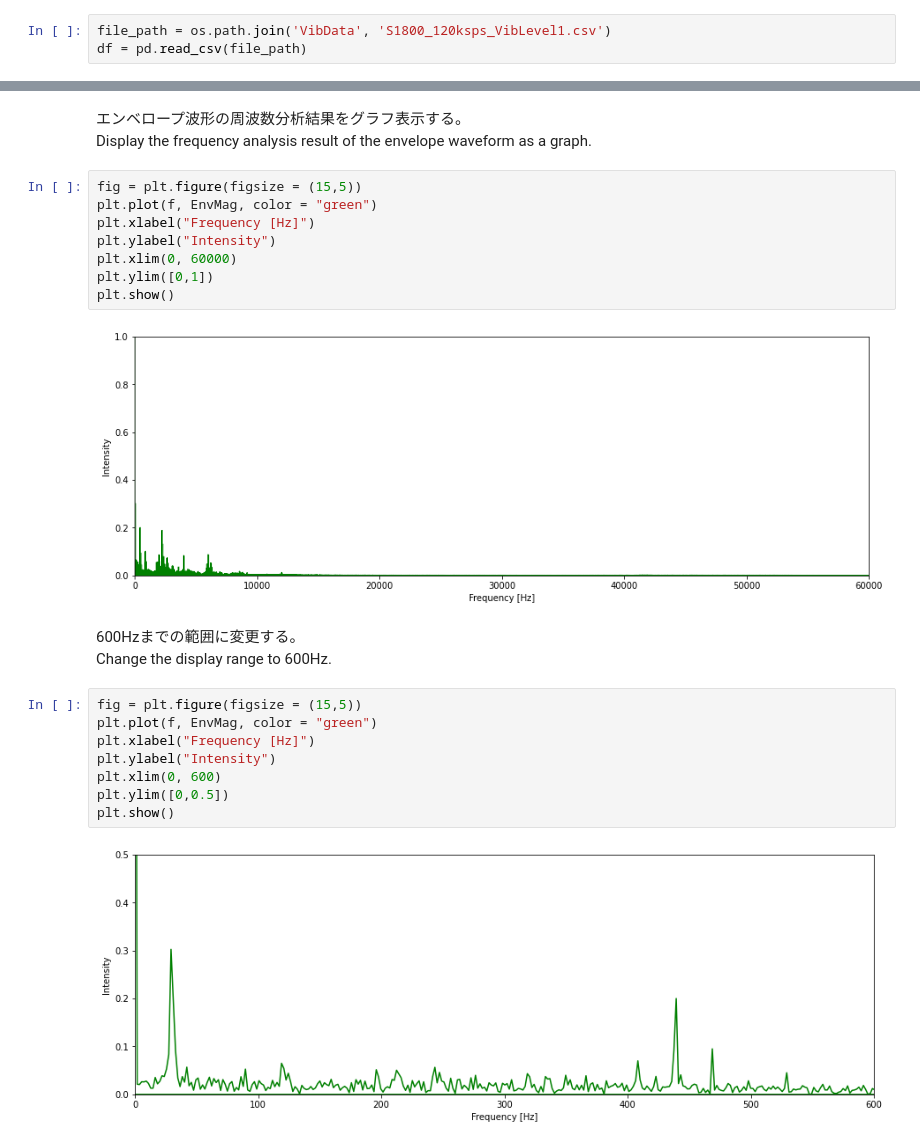
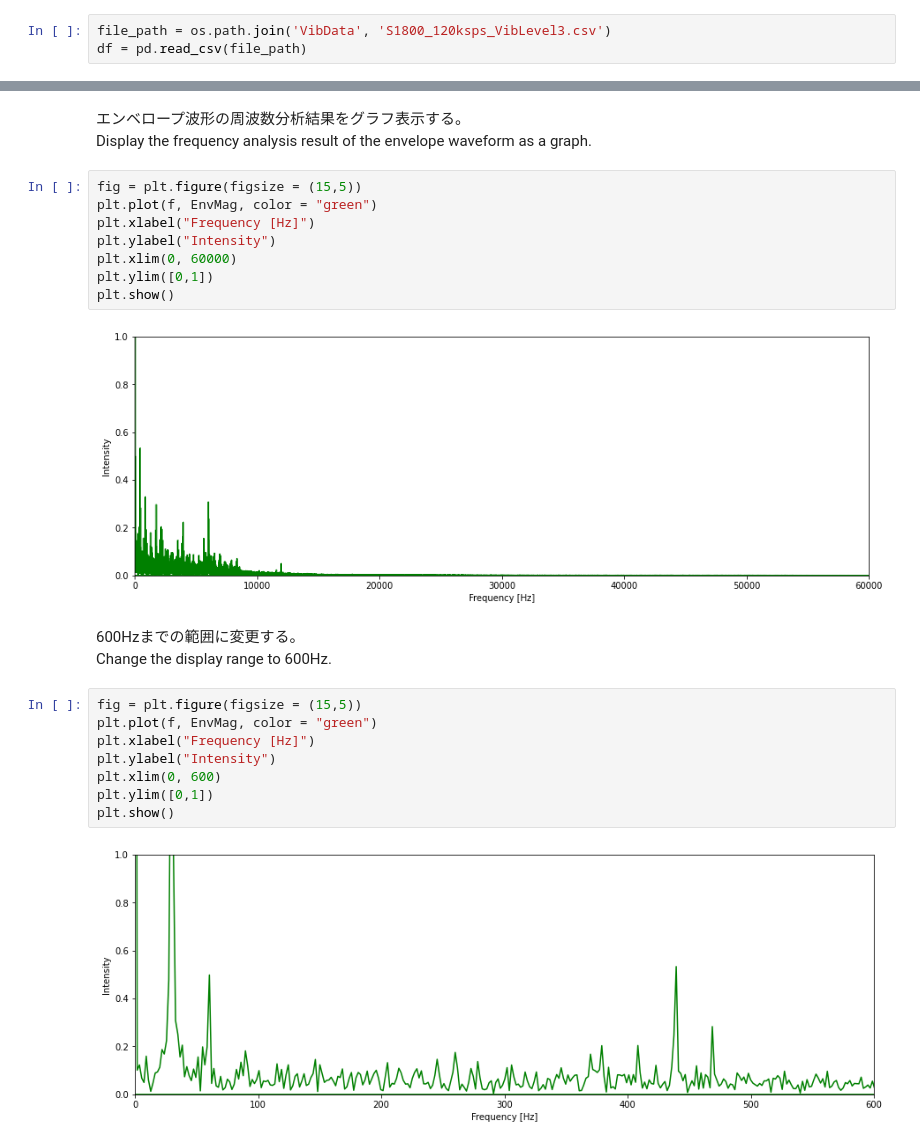
Before and after one commit to ShuheiMimura/Python, a Jupyter notebook: PythonTraining_0002_vibration.ipynb, the cells around one changed output, grey strips where cells are left out. Saved outputs shown, nothing was run; the diff lists cells and outputs as text.

```diff
--- a/PythonTraining_0002_vibration.ipynb
+++ b/PythonTraining_0002_vibration.ipynb
@@ -18,7 +18,7 @@ import scipy.fft as fft
 csvファイルのパスを指定して、csvファイルをDataFrameとして読み込む。<br>
 Type the path of the csv file and read the csv file as a DataFrame.
 # %%
-file_path = os.path.join('VibData', 'S1800_120ksps_VibLevel1.csv')
+file_path = os.path.join('VibData', 'S1800_120ksps_VibLevel3.csv')
 df = pd.read_csv(file_path)
 # %% [markdown]
 読み込んだデータを5点だけ表示する。<br>
@@ -193,17 +193,17 @@ plt.xlim(0, 60000)
 plt.ylim([0,1])
 plt.show()
 # %% [output]
-[figure, old version]
+[figure, new version]
 # %% [markdown]
 600Hzまでの範囲に変更する。<br>
 Change the display range to 600Hz.
 # %%
 fig = plt.figure(figsize = (15,5))
 plt.plot(f, EnvMag, color = "green")
 plt.xlabel("Frequency [Hz]")
 plt.ylabel("Intensity")
 plt.xlim(0, 600)
-plt.ylim([0,0.5])
+plt.ylim([0,1])
 plt.show()
 # %% [output]
-[figure, old version]
+[figure, new version]
```
Also changed, not shown: parts of 10 cells of this notebook.
